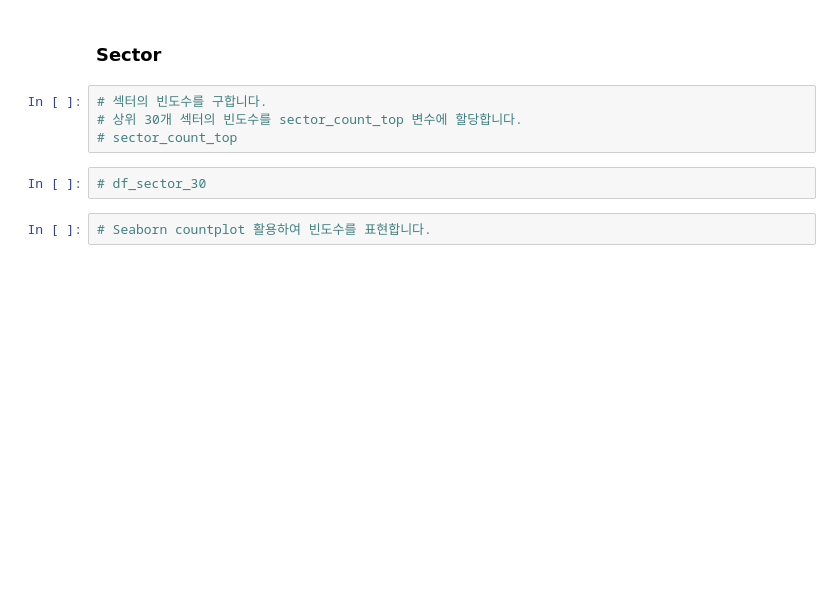
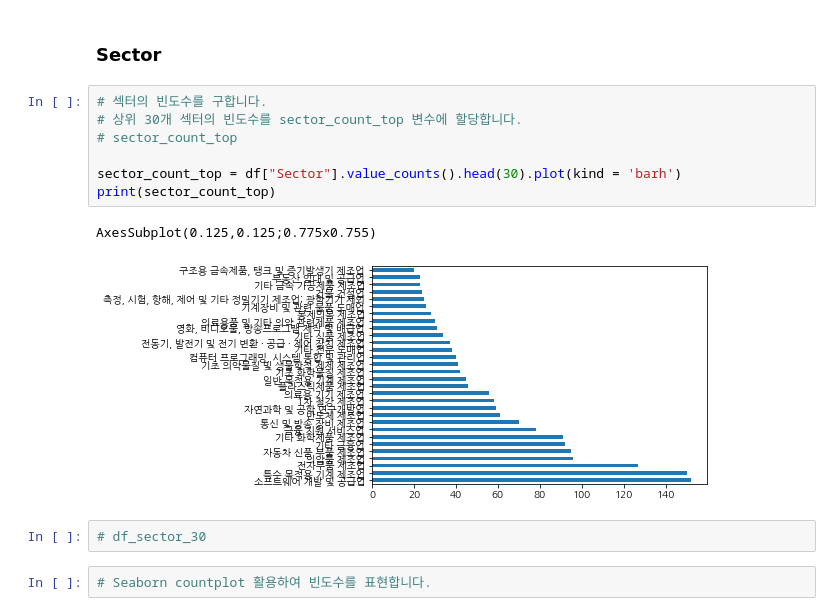
Before and after one commit to KimMooKeun/-, a Jupyter notebook: 1_1_KRX_전체_종목분석_input.ipynb, the cells around one changed output. Cells and saved outputs as stored; diff of their text form; blank space fills up the shorter version.

```diff
--- a/1_1_KRX_전체_종목분석_input.ipynb
+++ b/1_1_KRX_전체_종목분석_input.ipynb
@@ -420,7 +659,13 @@ import koreanize_matplotlib
 # %%
 # 섹터의 빈도수를 구합니다.
 # 상위 30개 섹터의 빈도수를 sector_count_top 변수에 할당합니다.
 # sector_count_top
+
+sector_count_top = df["Sector"].value_counts().head(30).plot(kind = 'barh')
+print(sector_count_top)
+# %% [output]
+AxesSubplot(0.125,0.125;0.775x0.755)
+[figure, added]
 # %%
 # df_sector_30
 # %%
```
Also changed, not shown: parts of 37 cells of this notebook.
